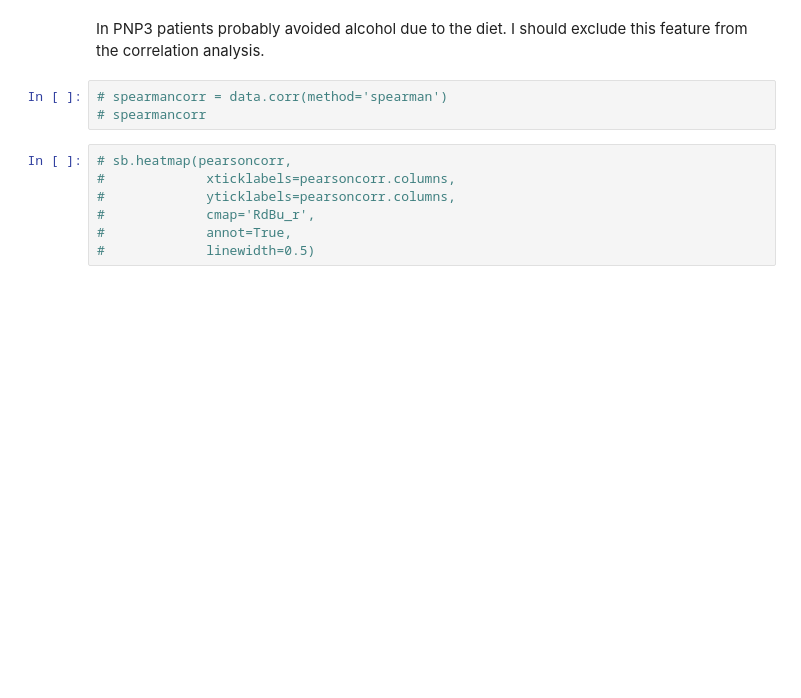
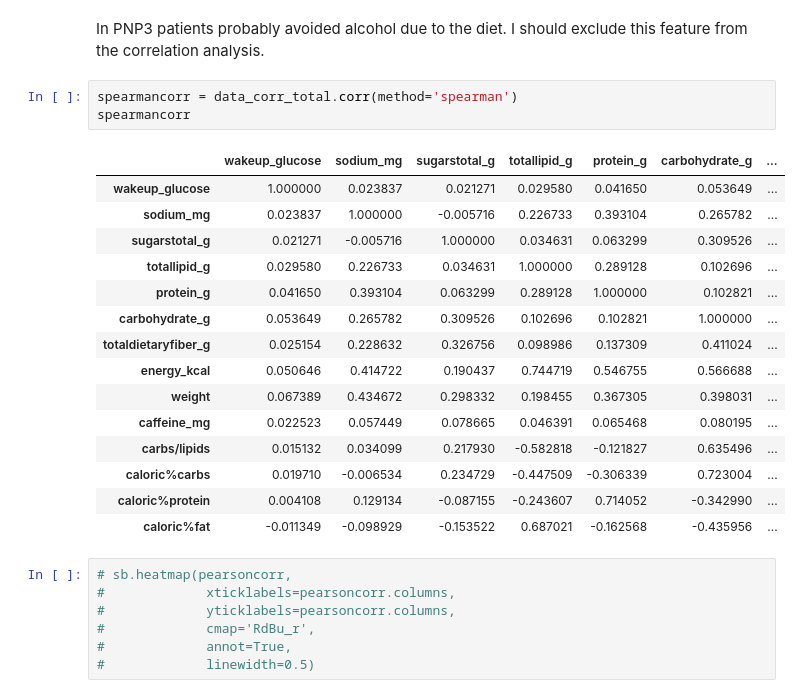
Before and after one commit to ElviraMingazova/MA_Thesis, a Jupyter notebook: Personalized correlations PNP3.ipynb, the cells around one changed output. Drawn from its saved outputs; the diff is of its cells as text; blank space fills up the shorter version.

```diff
--- a/Personalized correlations PNP3.ipynb
+++ b/Personalized correlations PNP3.ipynb
@@ -439,8 +342,24 @@ data.loc['132178'].plot.scatter(x='sodium_mg', y='wakeup_glucose')
 # %% [markdown]
 In PNP3 patients probably avoided alcohol due to the diet. I should exclude this feature from the correlation analysis.
 # %%
-# spearmancorr = data.corr(method='spearman')
-# spearmancorr
+spearmancorr = data_corr_total.corr(method='spearman')
+spearmancorr
+# %% [output]
+|  | wakeup_glucose | sodium_mg | sugarstotal_g | totallipid_g | protein_g | carbohydrate_g | ... |
+| wakeup_glucose | 1.000000 | 0.023837 | 0.021271 | 0.029580 | 0.041650 | 0.053649 | ... |
+| sodium_mg | 0.023837 | 1.000000 | -0.005716 | 0.226733 | 0.393104 | 0.265782 | ... |
+| sugarstotal_g | 0.021271 | -0.005716 | 1.000000 | 0.034631 | 0.063299 | 0.309526 | ... |
+| totallipid_g | 0.029580 | 0.226733 | 0.034631 | 1.000000 | 0.289128 | 0.102696 | ... |
+| protein_g | 0.041650 | 0.393104 | 0.063299 | 0.289128 | 1.000000 | 0.102821 | ... |
+| carbohydrate_g | 0.053649 | 0.265782 | 0.309526 | 0.102696 | 0.102821 | 1.000000 | ... |
+| totaldietaryfiber_g | 0.025154 | 0.228632 | 0.326756 | 0.098986 | 0.137309 | 0.411024 | ... |
+| energy_kcal | 0.050646 | 0.414722 | 0.190437 | 0.744719 | 0.546755 | 0.566688 | ... |
+| weight | 0.067389 | 0.434672 | 0.298332 | 0.198455 | 0.367305 | 0.398031 | ... |
+| caffeine_mg | 0.022523 | 0.057449 | 0.078665 | 0.046391 | 0.065468 | 0.080195 | ... |
+| carbs/lipids | 0.015132 | 0.034099 | 0.217930 | -0.582818 | -0.121827 | 0.635496 | ... |
+| caloric%carbs | 0.019710 | -0.006534 | 0.234729 | -0.447509 | -0.306339 | 0.723004 | ... |
+| caloric%protein | 0.004108 | 0.129134 | -0.087155 | -0.243607 | 0.714052 | -0.342990 | ... |
+| caloric%fat | -0.011349 | -0.098929 | -0.153522 | 0.687021 | -0.162568 | -0.435956 | ... |
 # %%
 # sb.heatmap(pearsoncorr,
 #             xticklabels=pearsoncorr.columns,
```
Also changed, not shown: parts of 47 cells of this notebook.
